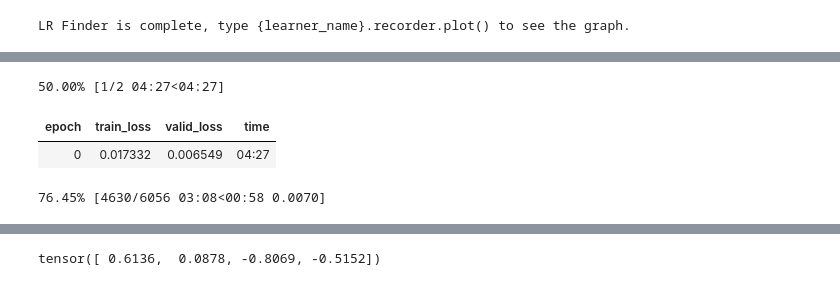
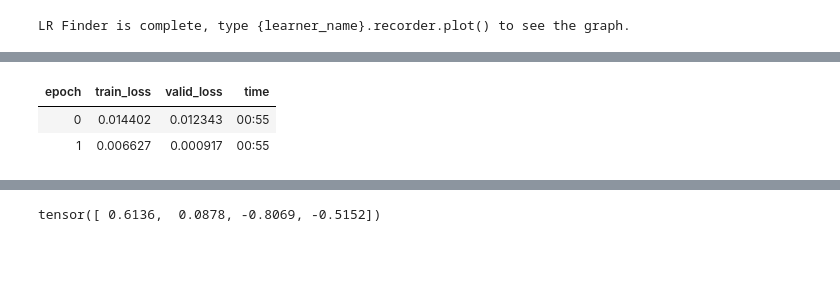
Before and after one commit to erwulff/lth_thesis_project, a Jupyter notebook: first_tutorials/fastai_AE_3D_200_with_batchnorm.ipynb, the cells around one changed output, grey strips where cells are left out. Cells and saved outputs as stored; diff of their text form; code cells hidden in the pictures; blank space fills up the shorter version.

```diff
--- a/first_tutorials/fastai_AE_3D_200_with_batchnorm.ipynb
+++ b/first_tutorials/fastai_AE_3D_200_with_batchnorm.ipynb
@@ -145,10 +149,9 @@ learn.recorder.plot()
 # %%
-lr = 3e-3
-learn.fit_one_cycle(2, max_lr=lr, wd=0.01)
+lr = 1e-3
+learn.fit_one_cycle(2, max_lr=lr, wd=0.1)
 # %% [output]
-50.00% [1/2 04:27<04:27]
 | epoch | train_loss | valid_loss | time |
-| 0 | 0.017332 | 0.006549 | 04:27 |
+| 0 | 0.014402 | 0.012343 | 00:55 |
+| 1 | 0.006627 | 0.000917 | 00:55 |
-76.45% [4630/6056 03:08<00:58 0.0070]
 # %%
 learn.recorder.plot_losses()
```
Also changed, not shown: parts of 14 cells of this notebook, 1 other file.
